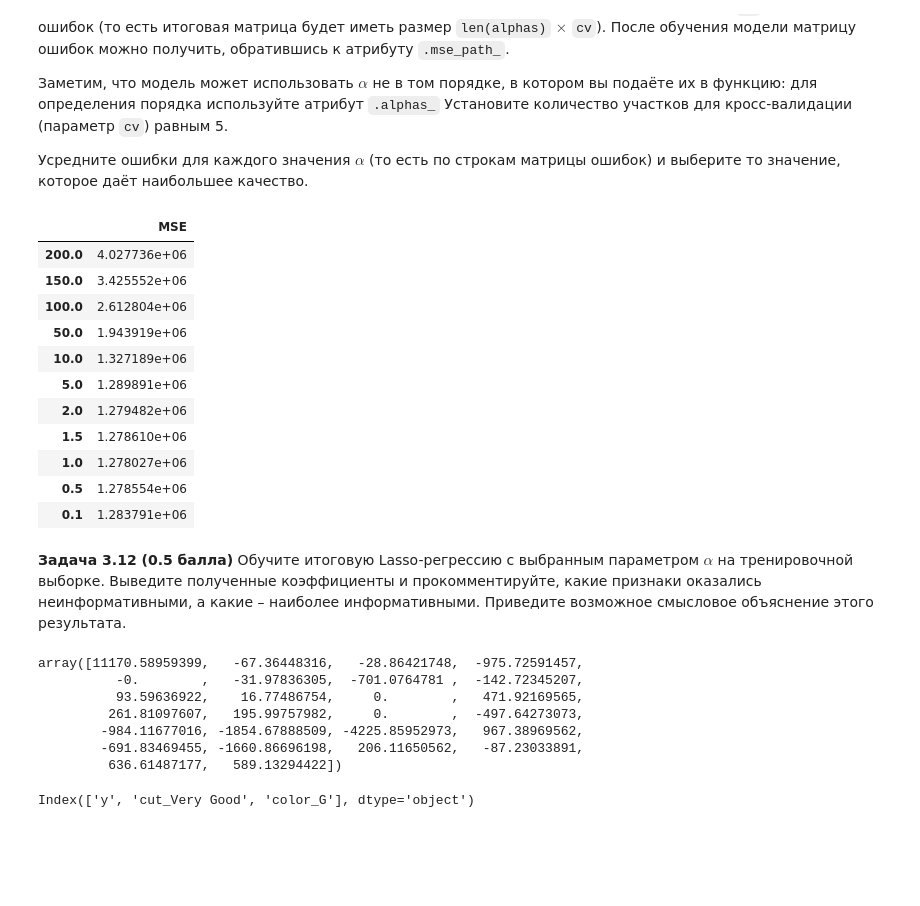
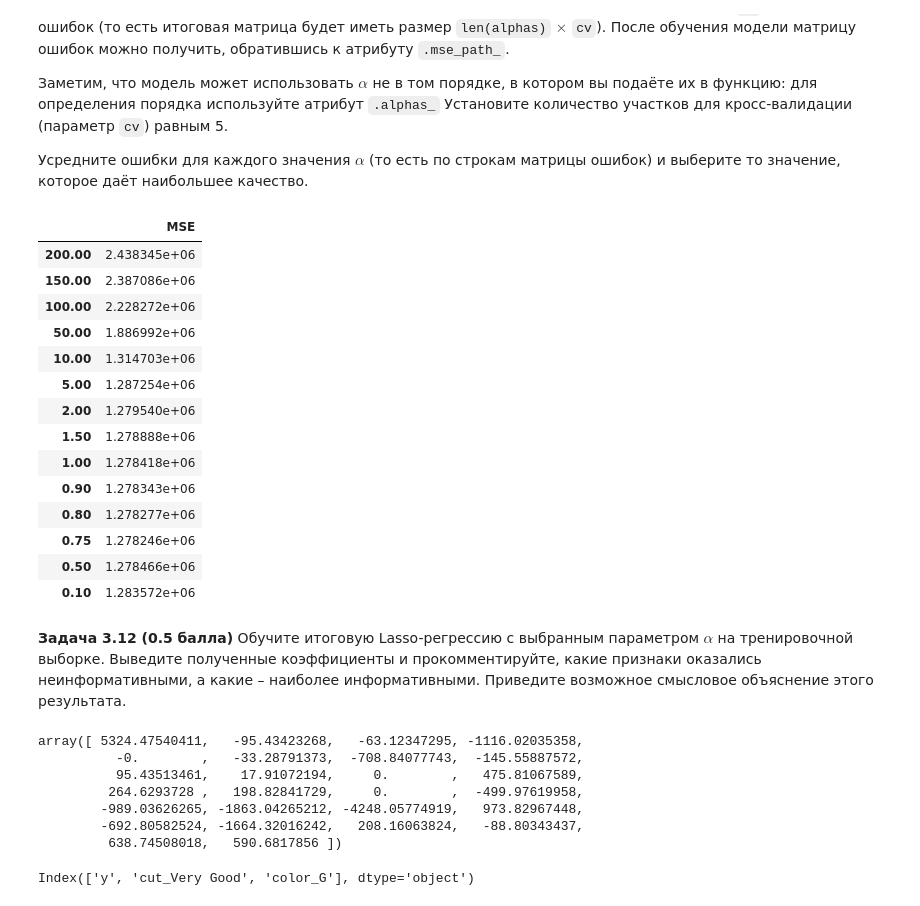
Before and after one commit to IgorLukhnev/hse_iad_data_analysis, a Jupyter notebook: hw4/hw04.ipynb, the cells around one changed output. Drawn from its saved outputs; the diff is of its cells as text; code cells hidden in the pictures; blank space fills up the shorter version.

```diff
--- a/hw4/hw04.ipynb
+++ b/hw4/hw04.ipynb
@@ -575,25 +575,28 @@ df
 
 Усредните ошибки для каждого значения $\alpha$ (то есть по строкам матрицы ошибок) и выберите то значение, которое даёт наибольшее качество.
 # %%
-absciss = [0.1, 0.5, 1, 1.5, 2, 5, 10, 50, 100, 150, 200]
+absciss = [0.1, 0.5, 0.75, 0.8, 0.9, 1, 1.5, 2, 5, 10, 50, 100, 150, 200]
 ls = linear_model.LassoCV(alphas=absciss, cv=5, max_iter=3000)
 ls.fit(X_train, y_train)
 opt_a = ls.alphas_[np.argmin(np.mean(ls.mse_path_, axis=1))]
 pd.DataFrame(np.mean(ls.mse_path_, axis=1), index=ls.alphas_, columns=['MSE'])
 # Наибольшее качество дает значение альфа равное 1
 # %% [output]
 |  | MSE |
-| 200.0 | 4.027736e+06 |
-| 150.0 | 3.425552e+06 |
-| 100.0 | 2.612804e+06 |
-| 50.0 | 1.943919e+06 |
-| 10.0 | 1.327189e+06 |
-| 5.0 | 1.289891e+06 |
-| 2.0 | 1.279482e+06 |
-| 1.5 | 1.278610e+06 |
-| 1.0 | 1.278027e+06 |
-| 0.5 | 1.278554e+06 |
-| 0.1 | 1.283791e+06 |
+| 200.00 | 2.438345e+06 |
+| 150.00 | 2.387086e+06 |
+| 100.00 | 2.228272e+06 |
+| 50.00 | 1.886992e+06 |
+| 10.00 | 1.314703e+06 |
+| 5.00 | 1.287254e+06 |
+| 2.00 | 1.279540e+06 |
+| 1.50 | 1.278888e+06 |
+| 1.00 | 1.278418e+06 |
+| 0.90 | 1.278343e+06 |
+| 0.80 | 1.278277e+06 |
+| 0.75 | 1.278246e+06 |
+| 0.50 | 1.278466e+06 |
+| 0.10 | 1.283572e+06 |
 # %% [markdown]
 **Задача 3.12 (0.5 балла)** Обучите итоговую Lasso-регрессию с выбранным параметром $\alpha$ на тренировочной выборке. Выведите полученные коэффициенты и прокомментируйте, какие признаки оказались неинформативными, а какие – наиболее информативными. Приведите возможное смысловое объяснение этого результата.
 # %%
@@ -601,13 +604,13 @@ ls = linear_model.Lasso(alpha=opt_a)
 ls.fit(X_train, y_train)
 ls.coef_
 # %% [output]
-array([11170.58959399,   -67.36448316,   -28.86421748,  -975.72591457,
-          -0.        ,   -31.97836305,  -701.0764781 ,  -142.72345207,
-          93.59636922,    16.77486754,     0.        ,   471.92169565,
-         261.81097607,   195.99757982,     0.        ,  -497.64273073,
-        -984.11677016, -1854.67888509, -4225.85952973,   967.38969562,
-        -691.83469455, -1660.86696198,   206.11650562,   -87.23033891,
-         636.61487177,   589.13294422])
+array([ 5324.47540411,   -95.43423268,   -63.12347295, -1116.02035358,
+          -0.        ,   -33.28791373,  -708.84077743,  -145.55887572,
+          95.43513461,    17.91072194,     0.        ,   475.81067589,
+         264.6293728 ,   198.82841729,     0.        ,  -499.97619958,
+        -989.03626265, -1863.04265212, -4248.05774919,   973.82967448,
+        -692.80582524, -1664.32016242,   208.16063824,   -88.80343437,
+         638.74508018,   590.6817856 ])
 # %%
 X_test.columns[ls.coef_ == 0]
 # Неинформативными оказались признаки:
```
Also changed, not shown: parts of 8 cells of this notebook.
